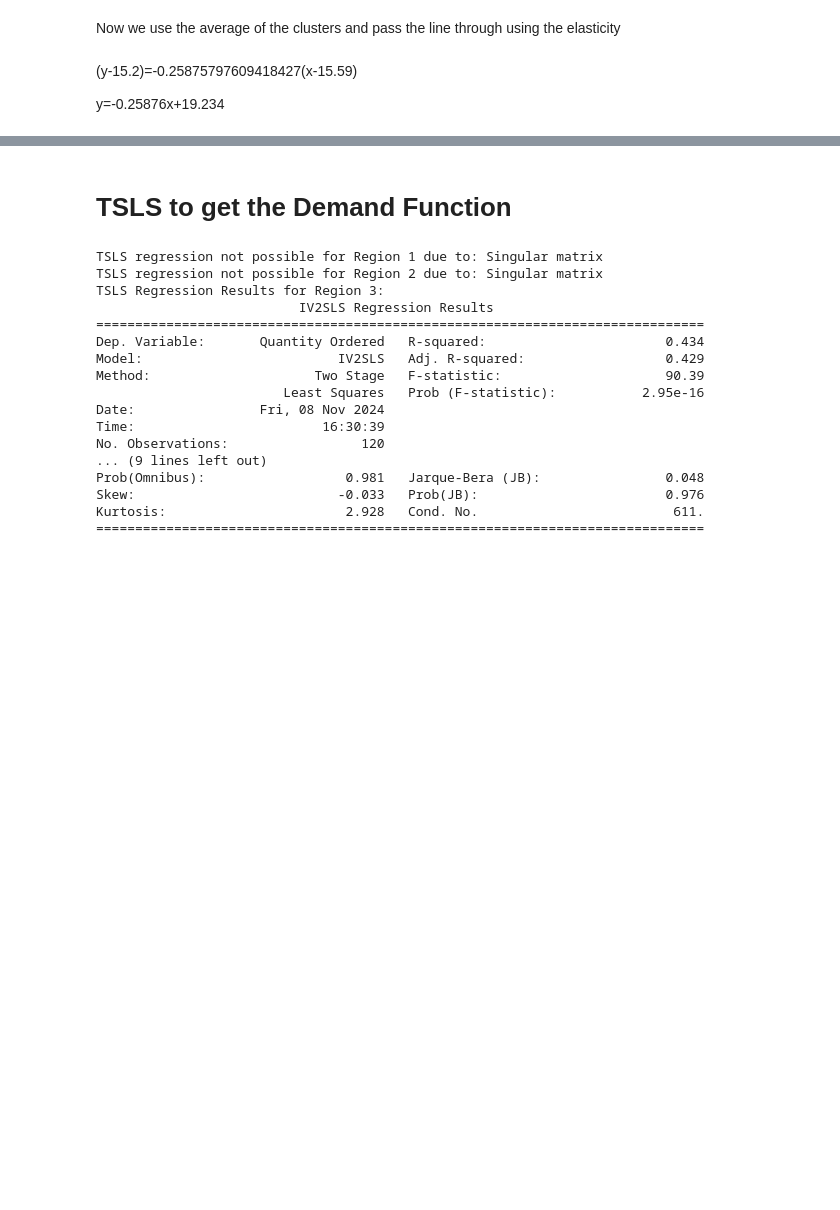
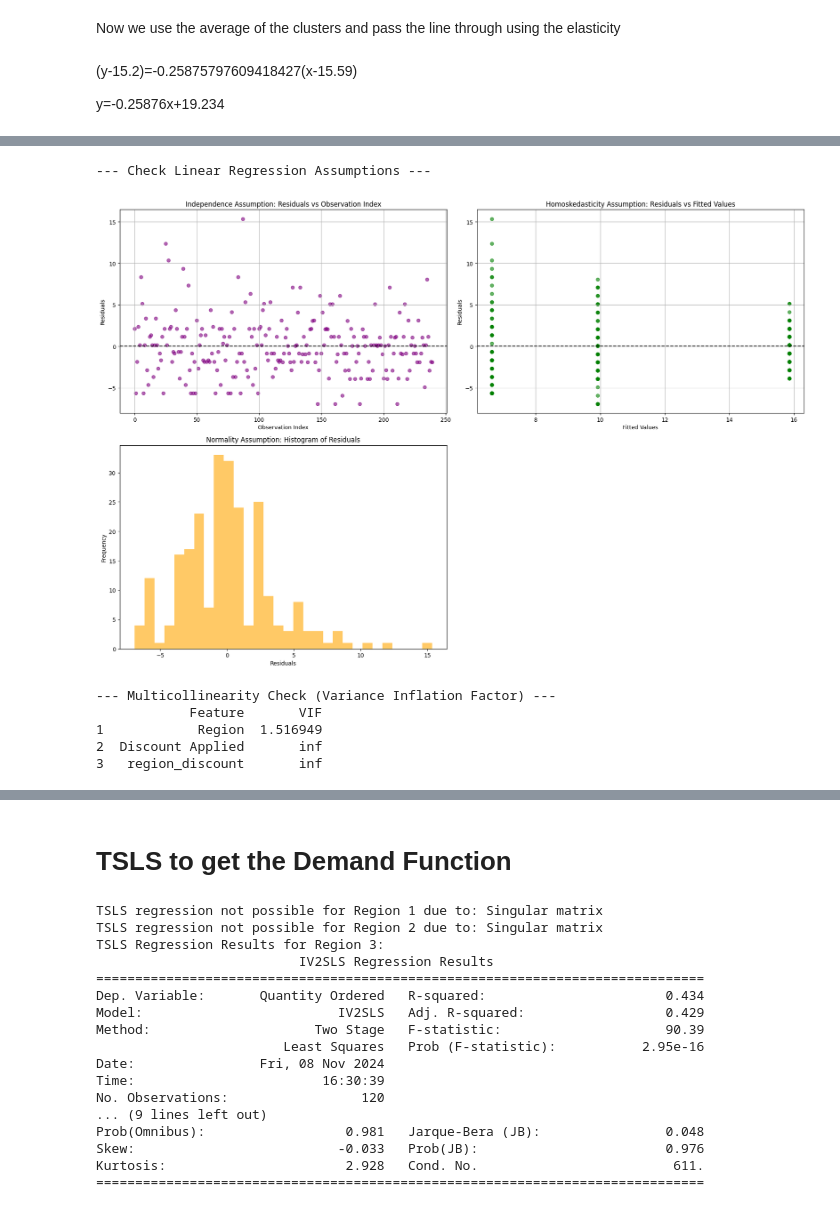
Before and after one commit to Alphteow/EconsModel, a Jupyter notebook: Econ_Group_Project3.ipynb, the cells around one changed output, grey strips where cells are left out. Drawn from its saved outputs; the diff is of its cells as text; code cells hidden in the pictures; blank space fills up the shorter version.

```diff
--- a/Econ_Group_Project3.ipynb
+++ b/Econ_Group_Project3.ipynb
@@ -288,0 +287,20 @@ plt.show()
+# %%
+# region 2 vs 4
+target = df[df['Region'].isin([2,4])]
+target['Total Price'] = df['Delivery Fees'] + df['Unit Price']
+target['Region'] = target['Region'].apply(lambda x: 0 if x==2 else 1)
+target['region_discount'] = target['Region']*target['Discount Applied']
+target.head()
+
+# region 1 vs 3
+# target = df[df['Region'].isin([1,3])].drop(columns='dow')
+# target['Region'] = target['Region'].apply(lambda x: 0 if x==1 else 1)
+# target['region_discount'] = target['Region']*target['Discount Applied']
+# target.head()
+# OLS
+y=target['Quantity Ordered']
+X=target[['Region','Discount Applied','region_discount']]
+# X['Date'] = X['Date'].apply(lambda x: int(datetime.strftime(x,'%Y%m%d')))
+X = sm.add_constant(X)
+model = sm.OLS(endog=y, exog=X).fit()
+model.summary()
@@ -288,0 +346,56 @@ plt.show()
+# %%
+
+# Fit a simple linear regression model
+residuals = model.resid
+fitted_values = model.fittedvalues
+
+plt.figure(figsize=(18, 12))
+print("\n--- Check Linear Regression Assumptions ---")
+
+# 1. Independence (Scatter plot of residuals vs observation index)
+plt.subplot(2, 2, 1)
+plt.scatter(range(len(residuals)), residuals, color='purple', alpha=0.6)
+plt.axhline(y=0, color='black', linestyle='--')
+plt.title('Independence Assumption: Residuals vs Observation Index')
+plt.xlabel('Observation Index')
+plt.ylabel('Residuals')
+plt.grid(True)
+
+# 2. Homoskedasticity (Residuals vs Fitted Values)
+plt.subplot(2, 2, 2)
+plt.scatter(fitted_values, residuals, color='green', alpha=0.6)
+plt.axhline(y=0, color='black', linestyle='--')
+plt.title('Homoskedasticity Assumption: Residuals vs Fitted Values')
+plt.xlabel('Fitted Values')
+plt.ylabel('Residuals')
+plt.grid(True)
+
+# 3. Normality of Residuals (Histogram)
+plt.subplot(2, 2, 3)
+plt.hist(residuals, bins=30, color='orange', alpha=0.6)
+plt.title('Normality Assumption: Histogram of Residuals')
+plt.xlabel('Residuals')
+plt.ylabel('Frequency')
+
+plt.tight_layout()
+plt.show()
+
+# 4. Multicollinearity Check
+print("\n--- Multicollinearity Check (Variance Inflation Factor) ---")
+
+# Calculating VIF for each independent variable (excluding the constant)
+vif_data = pd.DataFrame()
+vif_data["Feature"] = X.columns
+vif_data["VIF"] = [variance_inflation_factor(X.values, i) for i in range(len(X.columns))]
+
+# Exclude the constant (intercept) from the VIF results
+vif_data = vif_data[vif_data["Feature"] != "const"]
+print(vif_data)
+# %% [output]
+--- Check Linear Regression Assumptions ---
+[figure, added]
+--- Multicollinearity Check (Variance Inflation Factor) ---
+            Feature       VIF
+1            Region  1.516949
+2  Discount Applied       inf
+3   region_discount       inf
```
Also changed, not shown: parts of 8 cells of this notebook.
